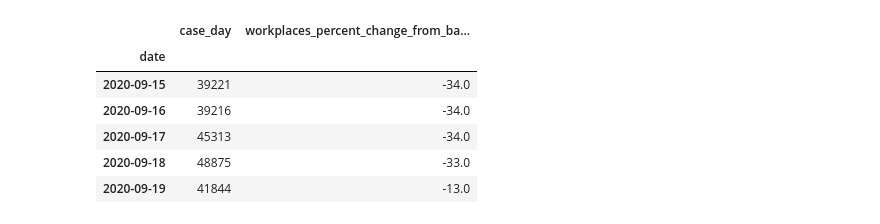
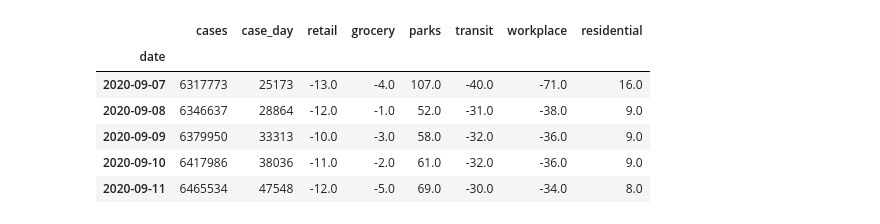
Before and after one commit to jagan-singh/covid-forecasting, a Jupyter notebook: google_data.ipynb, the cells around one changed output. Saved outputs shown, nothing was run; the diff lists cells and outputs as text; code cells hidden in the pictures.

```diff
--- a/google_data.ipynb
+++ b/google_data.ipynb
@@ -27,3 +31,6 @@ us = us.drop(['country_region_code', 'country_region', 'sub_region_1',
+# %%
+us['date'] = pd.to_datetime(us['date'])
+df_us['date'] = pd.to_datetime(df_us['date'])
 # %%
 us.set_index('date', inplace = True)
 df_us.set_index('date', inplace = True)
@@ -34,2 +43,2 @@ df_us['case_day'] =  df_us['case_day'].astype('int')
 # %%
-merged = df_us.join(us, how='inner')
+df = df_us.join(us, how='inner')
@@ -78,0 +61,9 @@ workplace = merged[['case_day', 'workplaces_percent_change_from_baseline']]
+# %%
+col = {'retail_and_recreation_percent_change_from_baseline': 'retail',
+      'grocery_and_pharmacy_percent_change_from_baseline': 'grocery',
+      'parks_percent_change_from_baseline': 'parks',
+      'transit_stations_percent_change_from_baseline': 'transit',
+      'workplaces_percent_change_from_baseline' : 'workplace',
+      'residential_percent_change_from_baseline': 'residential'}
+# %%
+df.rename(columns = col, inplace = True)
@@ -79,10 +80,10 @@ workplace = merged[['case_day', 'workplaces_percent_change_from_baseline']]
 # %%
-workplace.tail()
+df.tail()
 # %% [output]
-|  | case_day | workplaces_percent_change_from_ba... |
-| date |  |  |
-| 2020-09-15 | 39221 | -34.0 |
-| 2020-09-16 | 39216 | -34.0 |
-| 2020-09-17 | 45313 | -34.0 |
-| 2020-09-18 | 48875 | -33.0 |
-| 2020-09-19 | 41844 | -13.0 |
+|  | cases | case_day | retail | grocery | parks | transit | workplace | residential |
+| date |  |  |  |  |  |  |  |  |
+| 2020-09-07 | 6317773 | 25173 | -13.0 | -4.0 | 107.0 | -40.0 | -71.0 | 16.0 |
+| 2020-09-08 | 6346637 | 28864 | -12.0 | -1.0 | 52.0 | -31.0 | -38.0 | 9.0 |
+| 2020-09-09 | 6379950 | 33313 | -10.0 | -3.0 | 58.0 | -32.0 | -36.0 | 9.0 |
+| 2020-09-10 | 6417986 | 38036 | -11.0 | -2.0 | 61.0 | -32.0 | -36.0 | 9.0 |
+| 2020-09-11 | 6465534 | 47548 | -12.0 | -5.0 | 69.0 | -30.0 | -34.0 | 8.0 |
```
Also changed, not shown: parts of 39 cells of this notebook, 2 other files.
